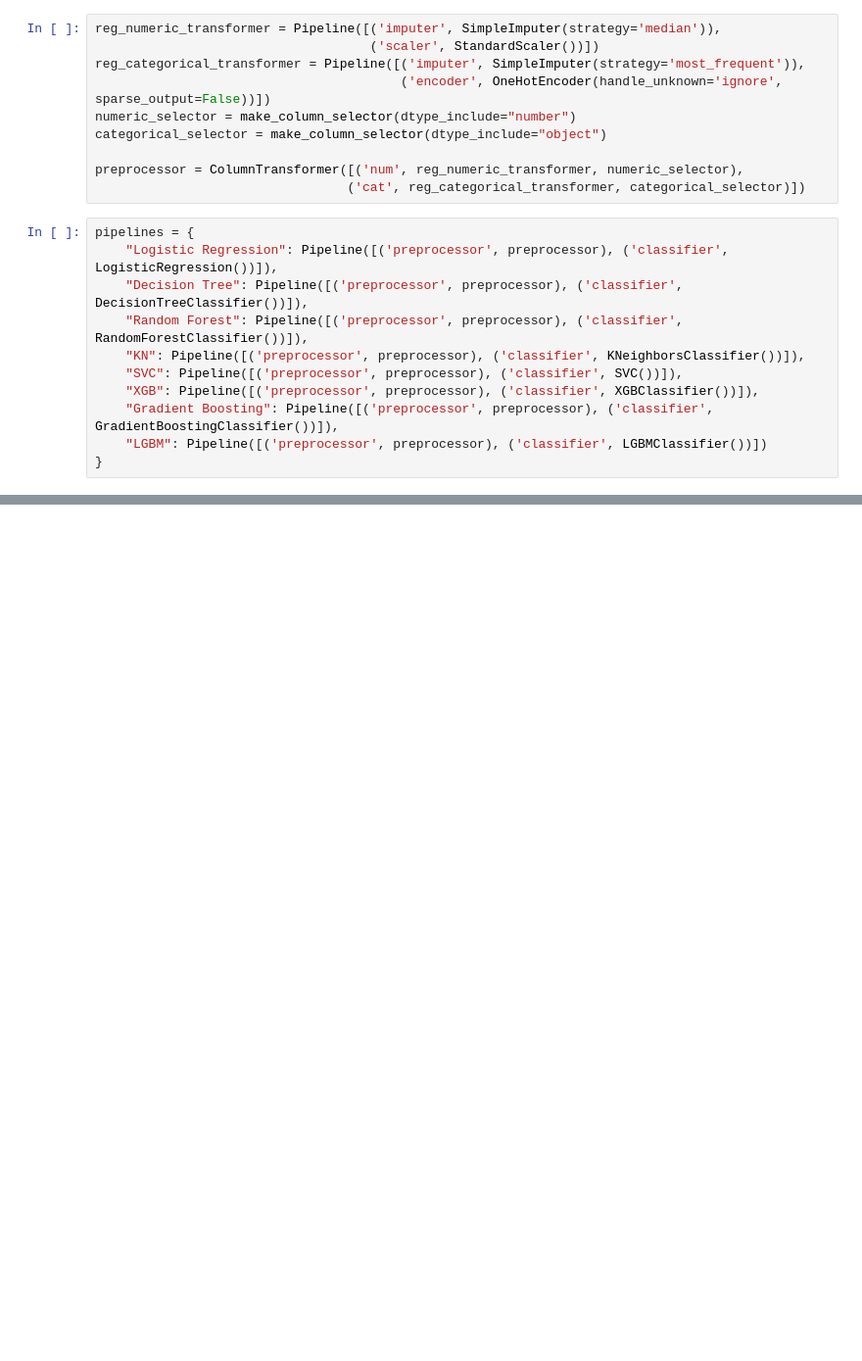
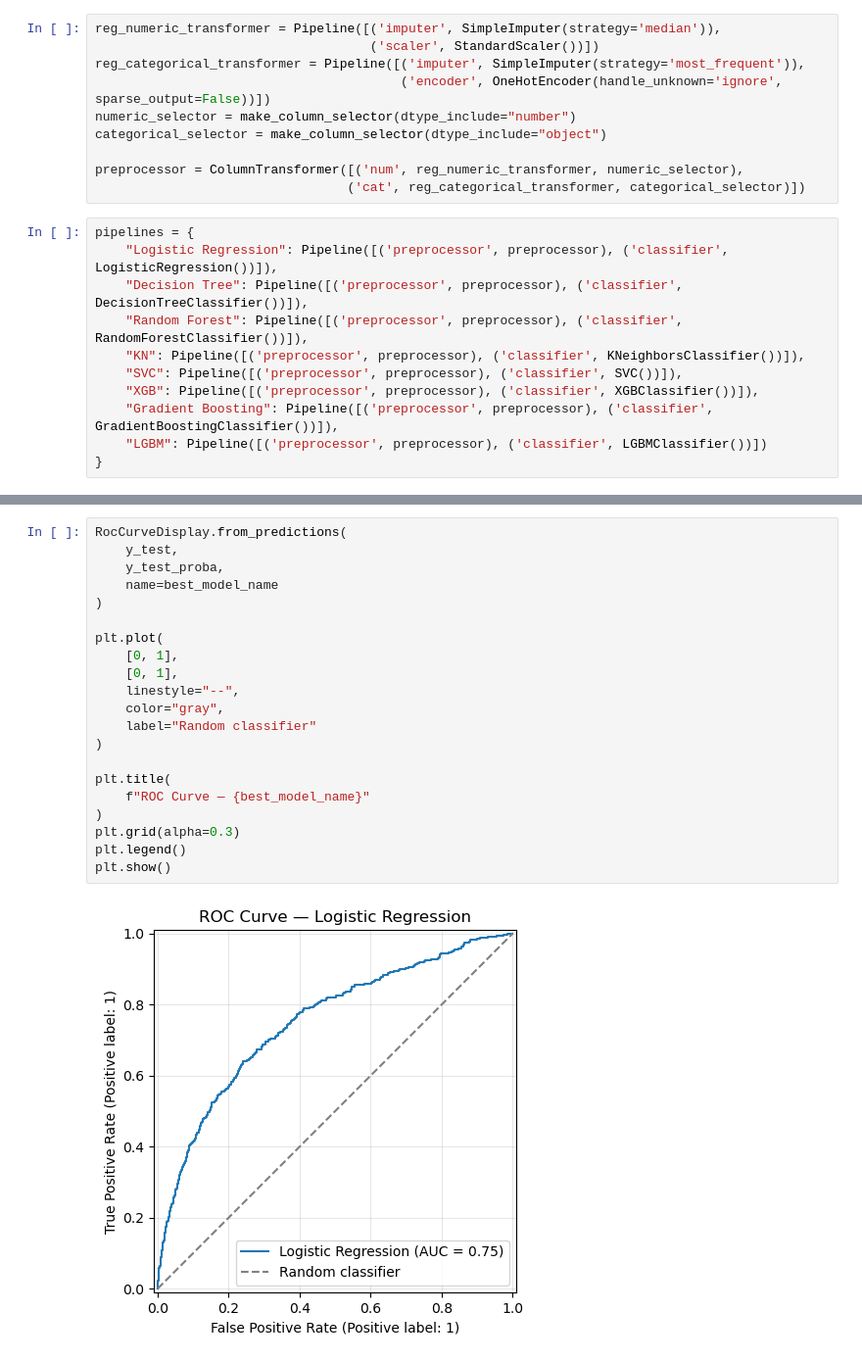
Before and after one commit to mkplwro/codex_ml_projects, a Jupyter notebook: notebooks/classification_model.ipynb, the cells around one changed output, grey strips where cells are left out. Shown at 98% size. Cells and saved outputs as stored; diff of their text form; blank space fills up the shorter version.

```diff
--- a/notebooks/classification_model.ipynb
+++ b/notebooks/classification_model.ipynb
@@ -727 +735,24 @@ plt.show()
+# %%
+RocCurveDisplay.from_predictions(
+    y_test,
+    y_test_proba,
+    name=best_model_name
+)
+
+plt.plot(
+    [0, 1],
+    [0, 1],
+    linestyle="--",
+    color="gray",
+    label="Random classifier"
+)
+
+plt.title(
+    f"ROC Curve — {best_model_name}"
+)
+plt.grid(alpha=0.3)
+plt.legend()
+plt.show()
+# %% [output]
+[figure, added]
 # %% [markdown]
```
Also changed, not shown: parts of 48 cells of this notebook, 1 other file.
